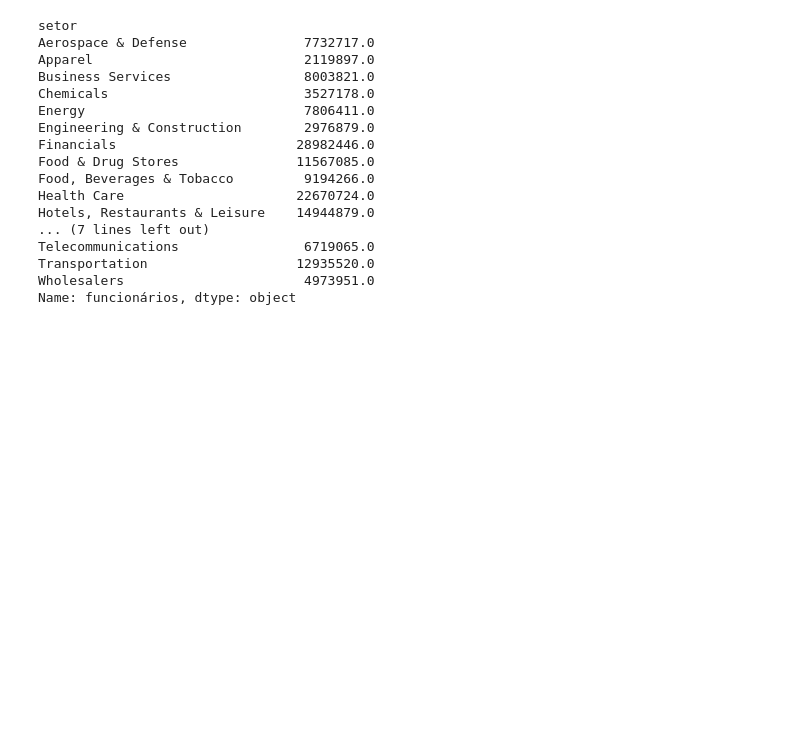
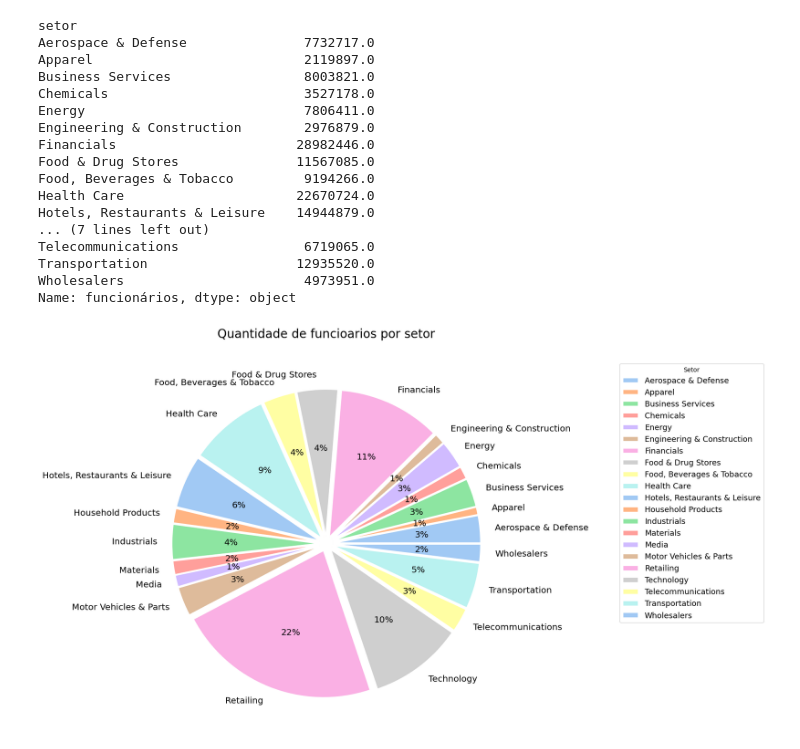
Before and after one commit to kaladabrio2020/AnalisandoFortunas, a Jupyter notebook: Analise.ipynb, the cells around one changed output. Saved outputs shown, nothing was run; the diff lists cells and outputs as text; code cells hidden in the pictures; blank space fills up the shorter version.

Commit message:
data3

```diff
--- a/Analise.ipynb
+++ b/Analise.ipynb
@@ -179,0 +176,19 @@ fig.show()
+# %%
+dados = dataSetor.groupby('setor')['funcionários'].sum()
+colors = sea.color_palette('pastel')[0:len(dados)]
+
+plt.figure(figsize=(15,11))
+plt.title('Quantidade de funcioarios por setor',fontsize=20,y=1.05)
+plt.pie(
+    x      = dados.values,
+    labels = dados.index.values,
+    autopct='%.0f%%',
+    wedgeprops={'linewidth': 2.0, 'edgecolor': 'white'},
+    textprops={'size': 'x-large'},
+    colors=colors,
+    explode= tuple([0.05 for i in range(len(dados))])
+)
+plt.legend(dados.index.values,title="Setor",bbox_to_anchor=(1, 0, 0.7, 1),fontsize=13)
+plt.show()
+# %% [output]
+[figure, added]
```
Also changed, not shown: parts of 1 cell of this notebook.
